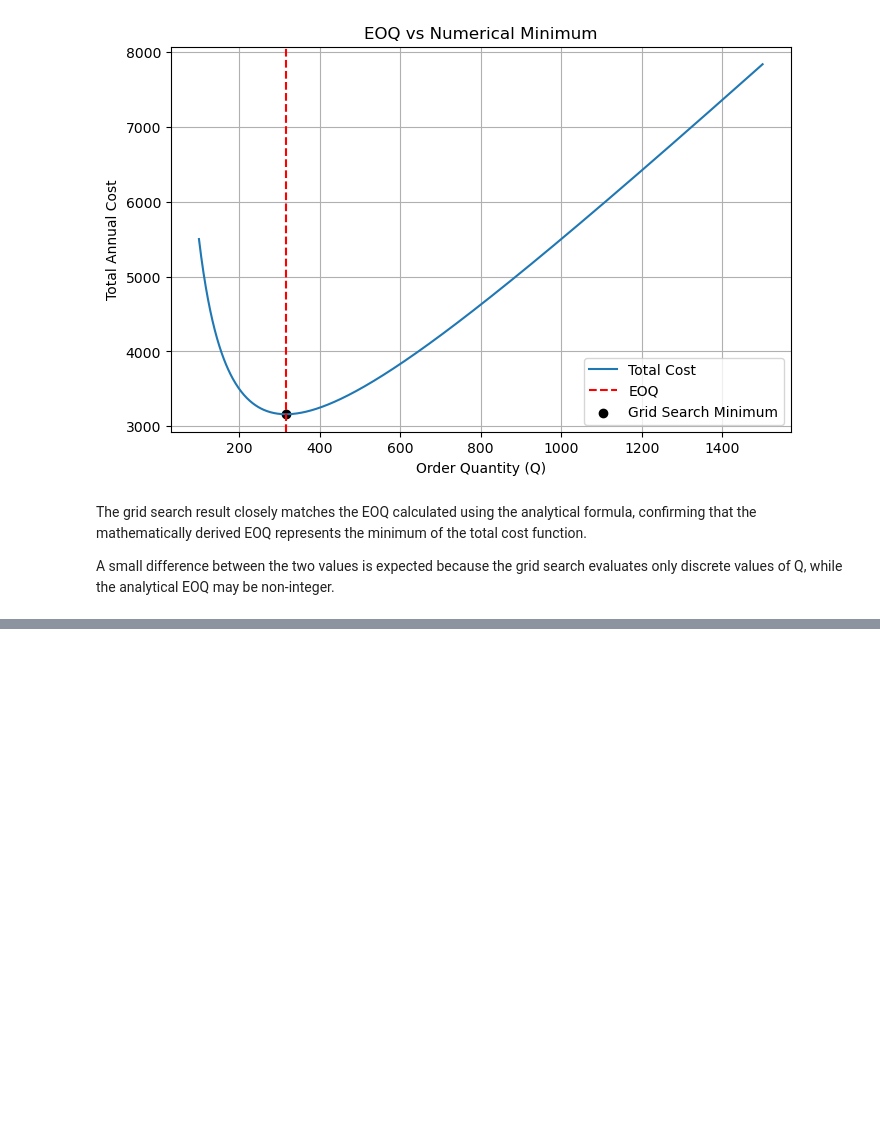
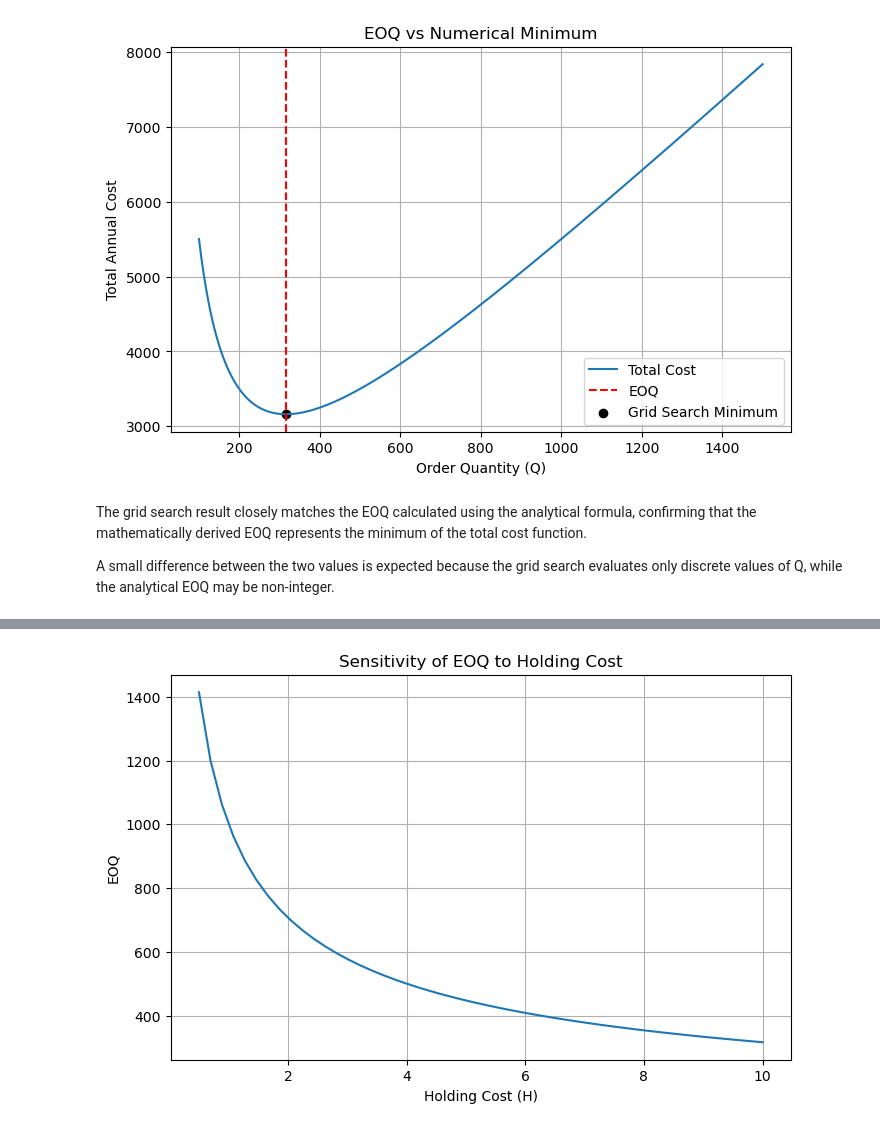
Before and after one commit to Nikolinakr/eoq-inventory-optimization, a Jupyter notebook: notebooks/EOQ_Project.ipynb, the cells around one changed output, grey strips where cells are left out. Saved outputs shown, nothing was run; the diff lists cells and outputs as text; code cells hidden in the pictures; blank space fills up the shorter version.

```diff
--- a/notebooks/EOQ_Project.ipynb
+++ b/notebooks/EOQ_Project.ipynb
@@ -552,0 +605,17 @@ A small difference between the two values is expected because the grid search ev
+# %%
+# Sensitivity analysis: holding cost
+
+H_values = np.linspace(0.5, 10, 50)
+EOQ_H = [eoq(D, S, H) for H in H_values]
+
+plt.figure(figsize=(8,5))
+plt.plot(H_values, EOQ_H)
+
+plt.xlabel("Holding Cost (H)")
+plt.ylabel("EOQ")
+plt.title("Sensitivity of EOQ to Holding Cost")
+
+plt.grid(True)
+plt.show()
+# %% [output]
+[figure, added]
```
Also changed, not shown: parts of 5 cells of this notebook.
